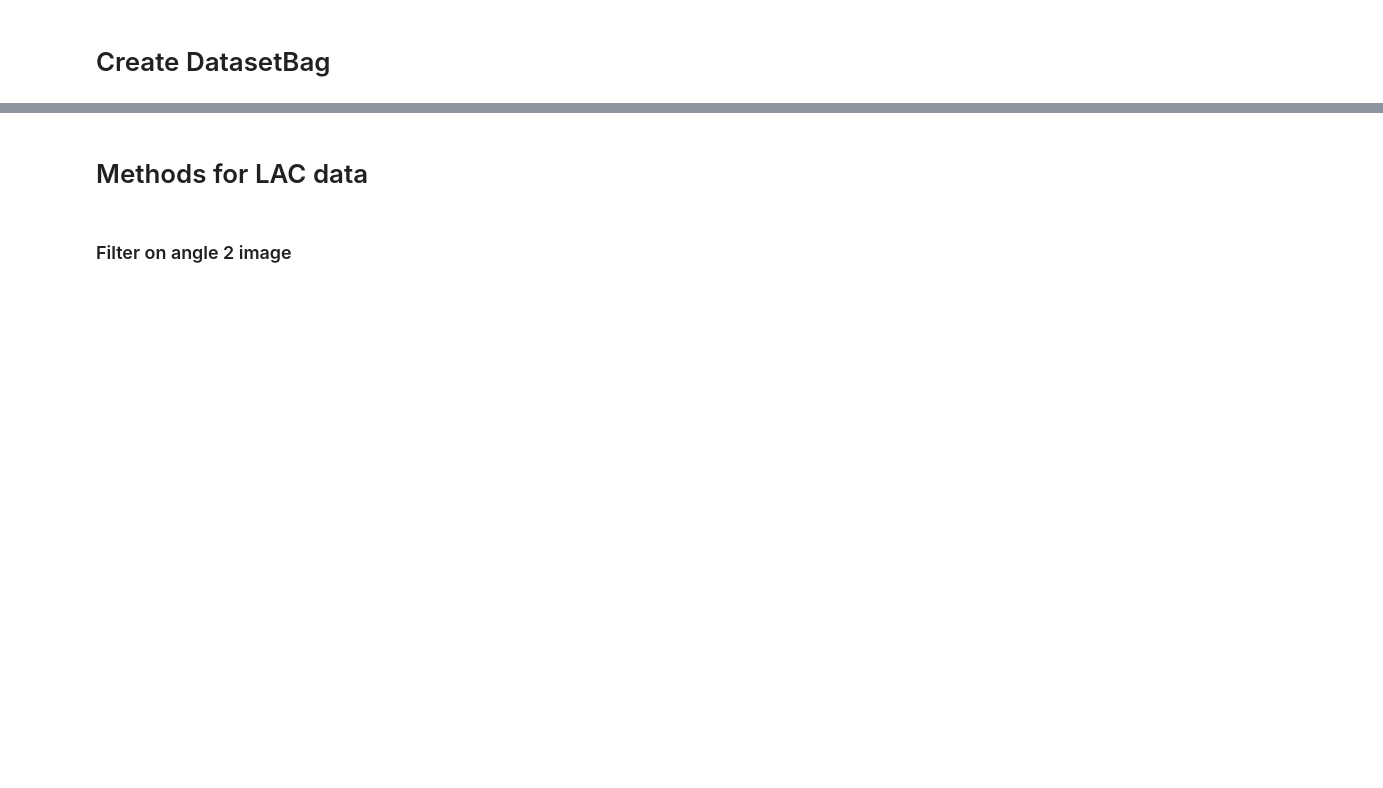
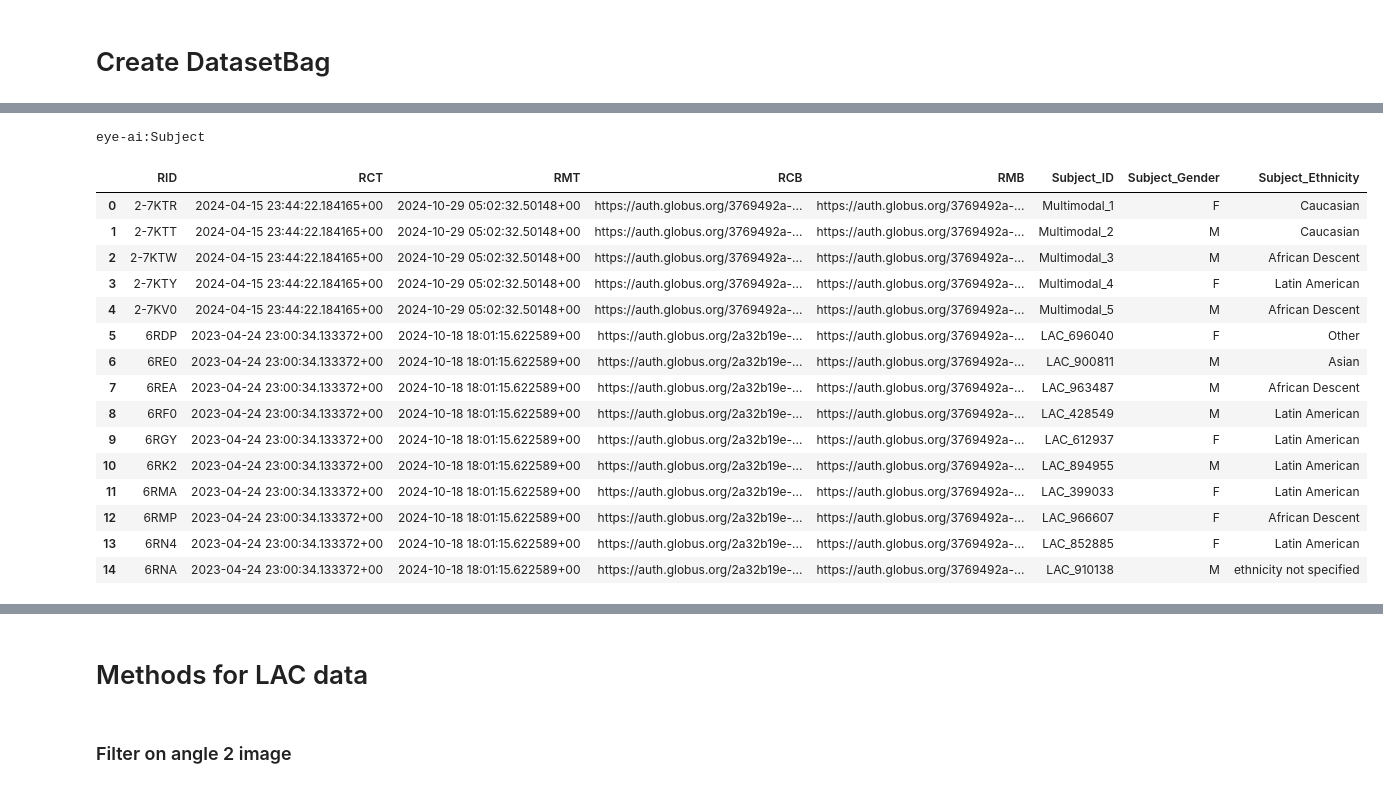
Before and after one commit to informatics-isi-edu/eye-ai-exec, a Jupyter notebook: notebooks/templates/template_lac.ipynb, the cells around one changed output, grey strips where cells are left out. Saved outputs shown, nothing was run; the diff lists cells and outputs as text; code cells hidden in the pictures; blank space fills up the shorter version.

```diff
--- a/notebooks/templates/template_lac.ipynb
+++ b/notebooks/templates/template_lac.ipynb
@@ -70,0 +140,20 @@ ds_bag = DatasetBag(execution.dataset_paths[0])
+# %%
+ds_bag.get_table_as_dataframe('Subject')
+# %% [output]
+eye-ai:Subject
+|  | RID | RCT | RMT | RCB | RMB | Subject_ID | Subject_Gender | Subject_Ethnicity |
+| 0 | 2-7KTR | 2024-04-15 23:44:22.184165+00 | 2024-10-29 05:02:32.50148+00 | https://auth.globus.org/3769492a-... | https://auth.globus.org/3769492a-... | Multimodal_1 | F | Caucasian |
+| 1 | 2-7KTT | 2024-04-15 23:44:22.184165+00 | 2024-10-29 05:02:32.50148+00 | https://auth.globus.org/3769492a-... | https://auth.globus.org/3769492a-... | Multimodal_2 | M | Caucasian |
+| 2 | 2-7KTW | 2024-04-15 23:44:22.184165+00 | 2024-10-29 05:02:32.50148+00 | https://auth.globus.org/3769492a-... | https://auth.globus.org/3769492a-... | Multimodal_3 | M | African Descent |
+| 3 | 2-7KTY | 2024-04-15 23:44:22.184165+00 | 2024-10-29 05:02:32.50148+00 | https://auth.globus.org/3769492a-... | https://auth.globus.org/3769492a-... | Multimodal_4 | F | Latin American |
+| 4 | 2-7KV0 | 2024-04-15 23:44:22.184165+00 | 2024-10-29 05:02:32.50148+00 | https://auth.globus.org/3769492a-... | https://auth.globus.org/3769492a-... | Multimodal_5 | M | African Descent |
+| 5 | 6RDP | 2023-04-24 23:00:34.133372+00 | 2024-10-18 18:01:15.622589+00 | https://auth.globus.org/2a32b19e-... | https://auth.globus.org/3769492a-... | LAC_696040 | F | Other |
+| 6 | 6RE0 | 2023-04-24 23:00:34.133372+00 | 2024-10-18 18:01:15.622589+00 | https://auth.globus.org/2a32b19e-... | https://auth.globus.org/3769492a-... | LAC_900811 | M | Asian |
+| 7 | 6REA | 2023-04-24 23:00:34.133372+00 | 2024-10-18 18:01:15.622589+00 | https://auth.globus.org/2a32b19e-... | https://auth.globus.org/3769492a-... | LAC_963487 | M | African Descent |
+| 8 | 6RF0 | 2023-04-24 23:00:34.133372+00 | 2024-10-18 18:01:15.622589+00 | https://auth.globus.org/2a32b19e-... | https://auth.globus.org/3769492a-... | LAC_428549 | M | Latin American |
+| 9 | 6RGY | 2023-04-24 23:00:34.133372+00 | 2024-10-18 18:01:15.622589+00 | https://auth.globus.org/2a32b19e-... | https://auth.globus.org/3769492a-... | LAC_612937 | F | Latin American |
+| 10 | 6RK2 | 2023-04-24 23:00:34.133372+00 | 2024-10-18 18:01:15.622589+00 | https://auth.globus.org/2a32b19e-... | https://auth.globus.org/3769492a-... | LAC_894955 | M | Latin American |
+| 11 | 6RMA | 2023-04-24 23:00:34.133372+00 | 2024-10-18 18:01:15.622589+00 | https://auth.globus.org/2a32b19e-... | https://auth.globus.org/3769492a-... | LAC_399033 | F | Latin American |
+| 12 | 6RMP | 2023-04-24 23:00:34.133372+00 | 2024-10-18 18:01:15.622589+00 | https://auth.globus.org/2a32b19e-... | https://auth.globus.org/3769492a-... | LAC_966607 | F | African Descent |
+| 13 | 6RN4 | 2023-04-24 23:00:34.133372+00 | 2024-10-18 18:01:15.622589+00 | https://auth.globus.org/2a32b19e-... | https://auth.globus.org/3769492a-... | LAC_852885 | F | Latin American |
+| 14 | 6RNA | 2023-04-24 23:00:34.133372+00 | 2024-10-18 18:01:15.622589+00 | https://auth.globus.org/2a32b19e-... | https://auth.globus.org/3769492a-... | LAC_910138 | M | ethnicity not specified |
```
Also changed, not shown: parts of 10 cells of this notebook.
